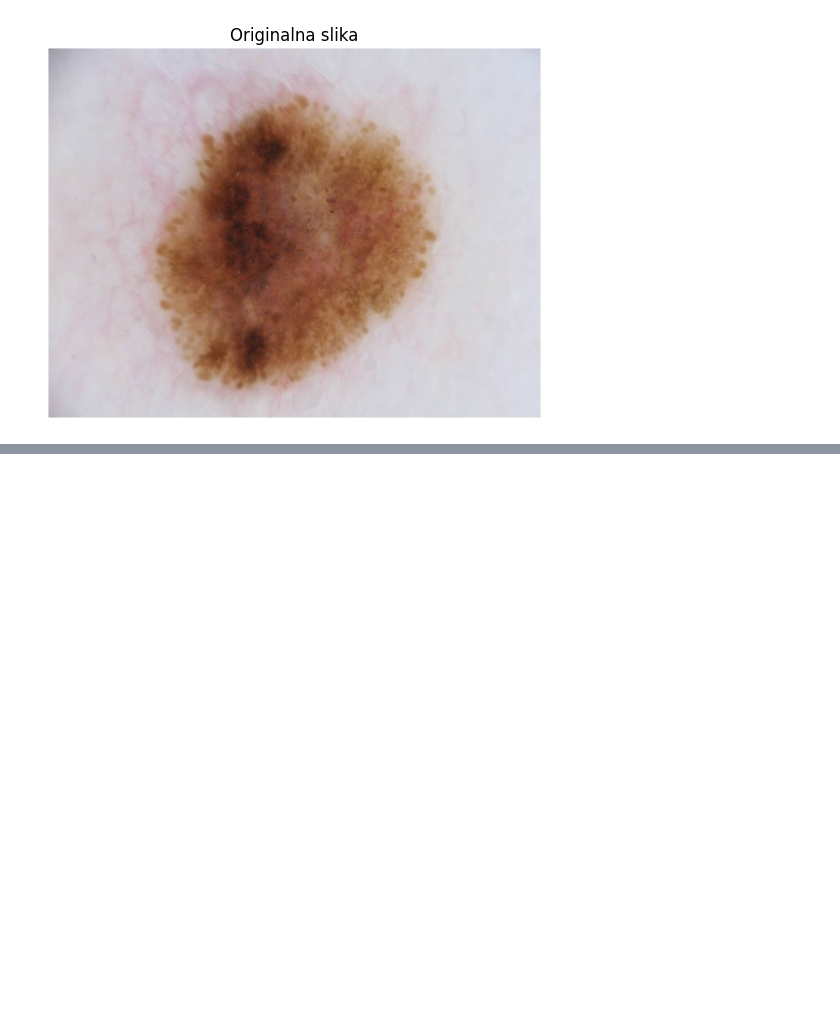
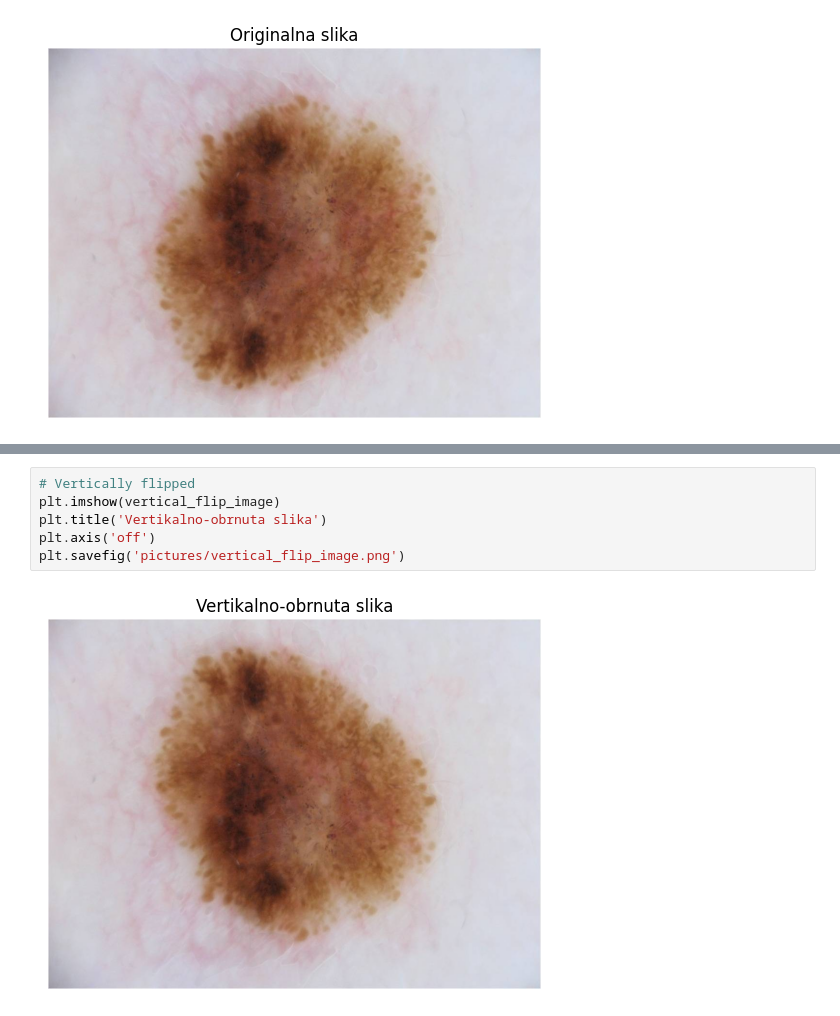
Before and after one commit to Brankonymous/MelanomaClassification, a Jupyter notebook: preprocessing/eda_transformations.ipynb, the cells around one changed output, grey strips where cells are left out. Cells and saved outputs as stored; diff of their text form; blank space fills up the shorter version.

```diff
--- a/preprocessing/eda_transformations.ipynb
+++ b/preprocessing/eda_transformations.ipynb
@@ -68,0 +91,8 @@ plt.savefig('pictures/original_image.png')
+# %%
+# Vertically flipped
+plt.imshow(vertical_flip_image)
+plt.title('Vertikalno-obrnuta slika')
+plt.axis('off')
+plt.savefig('pictures/vertical_flip_image.png')
+# %% [output]
+[figure, added]
```
Also changed, not shown: parts of 3 cells of this notebook, 1 other file.
